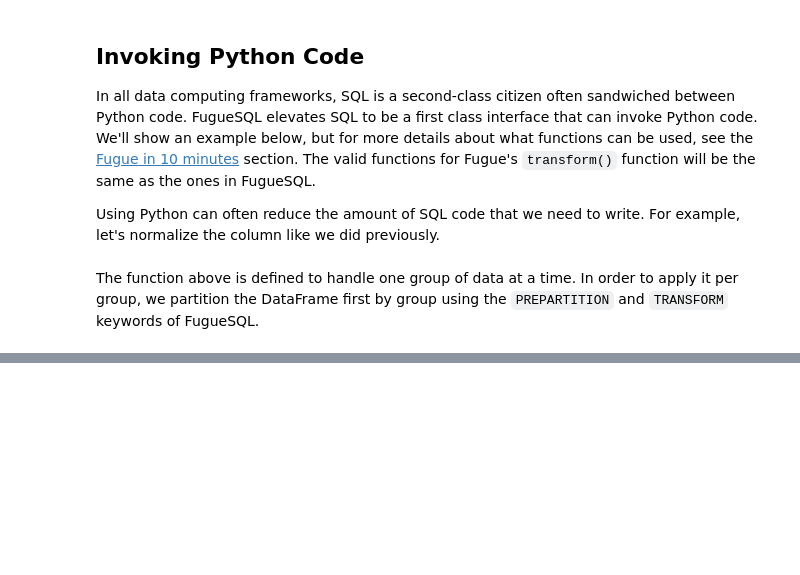
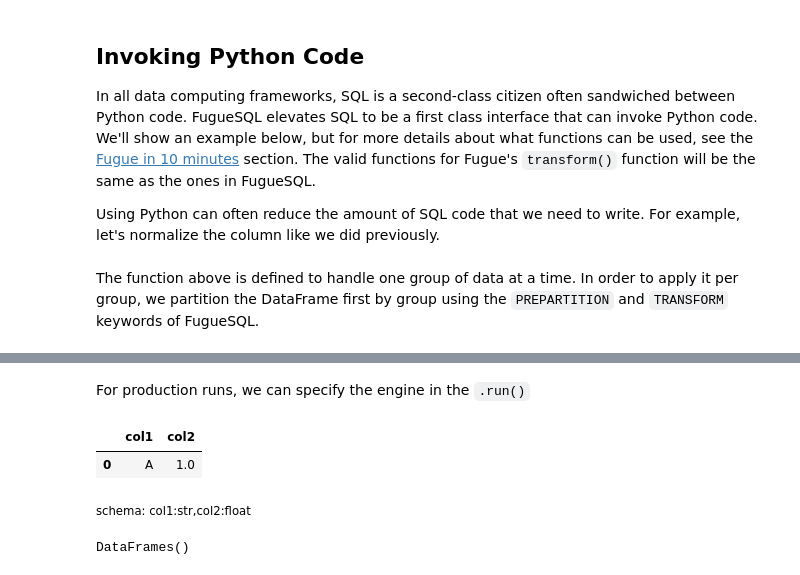
Before and after one commit to fugue-project/tutorials, a Jupyter notebook: tutorials/quick_look/ten_minutes_sql.ipynb, the cells around one changed output, grey strips where cells are left out. Cells and saved outputs as stored; diff of their text form; code cells hidden in the pictures; blank space fills up the shorter version.

```diff
--- a/tutorials/quick_look/ten_minutes_sql.ipynb
+++ b/tutorials/quick_look/ten_minutes_sql.ipynb
@@ -277,0 +254,18 @@ from fugue_sql import fsql
+# %% [markdown]
+For production runs, we can specify the engine in the `.run()`
+# %%
+df = pd.read_parquet("/tmp/df.parquet")
+
+fsql("""
+SELECT *
+  FROM df
+ WHERE col1 = 'A'
+
+TRANSFORM PREPARTITION BY col1 USING std_dev
+PRINT
+""").run("spark")
+# %% [output]
+|  | col1 | col2 |
+| 0 | A | 1.0 |
+schema: col1:str,col2:float
+DataFrames()
```
Also changed, not shown: parts of 17 cells of this notebook.
